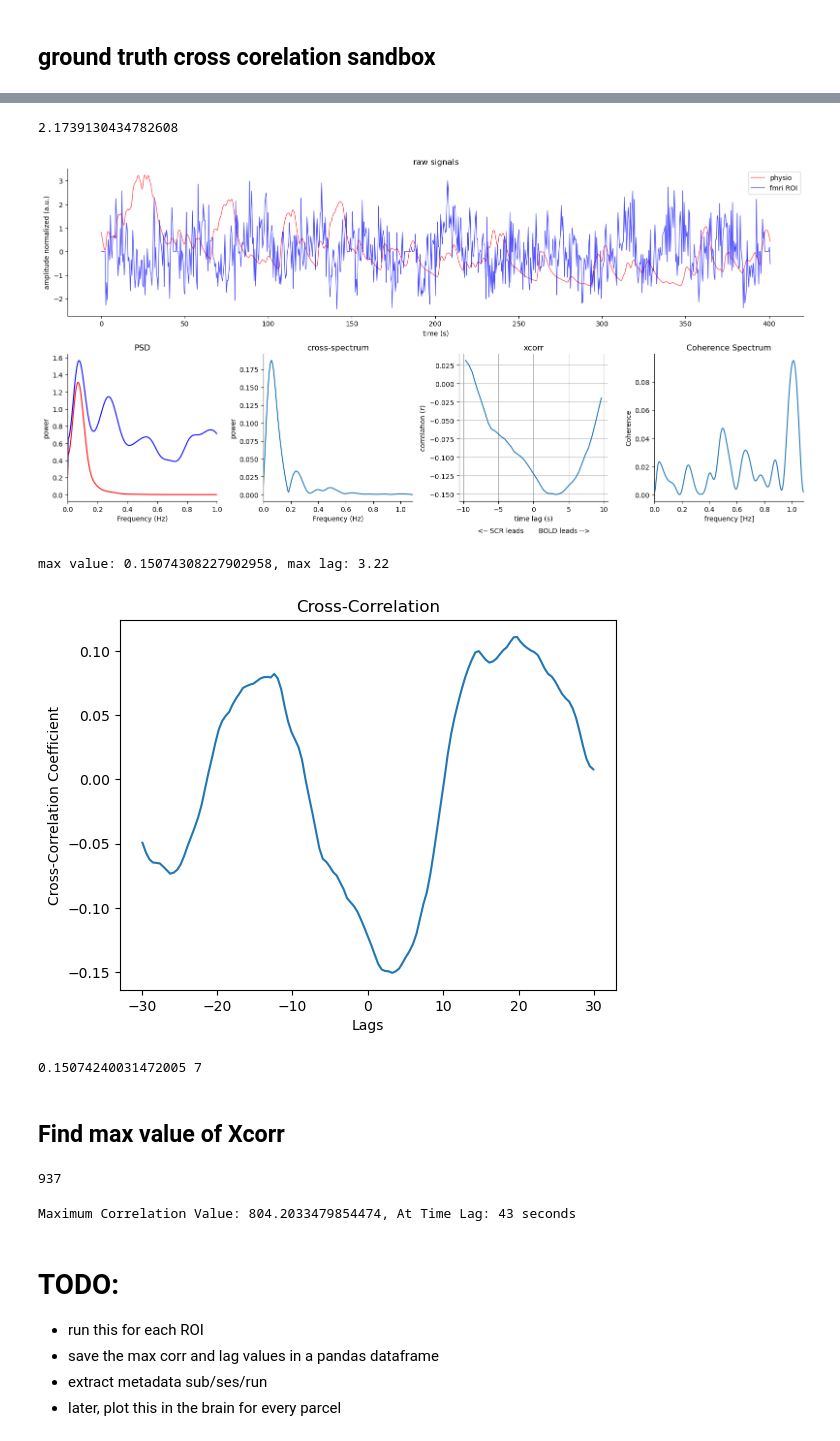
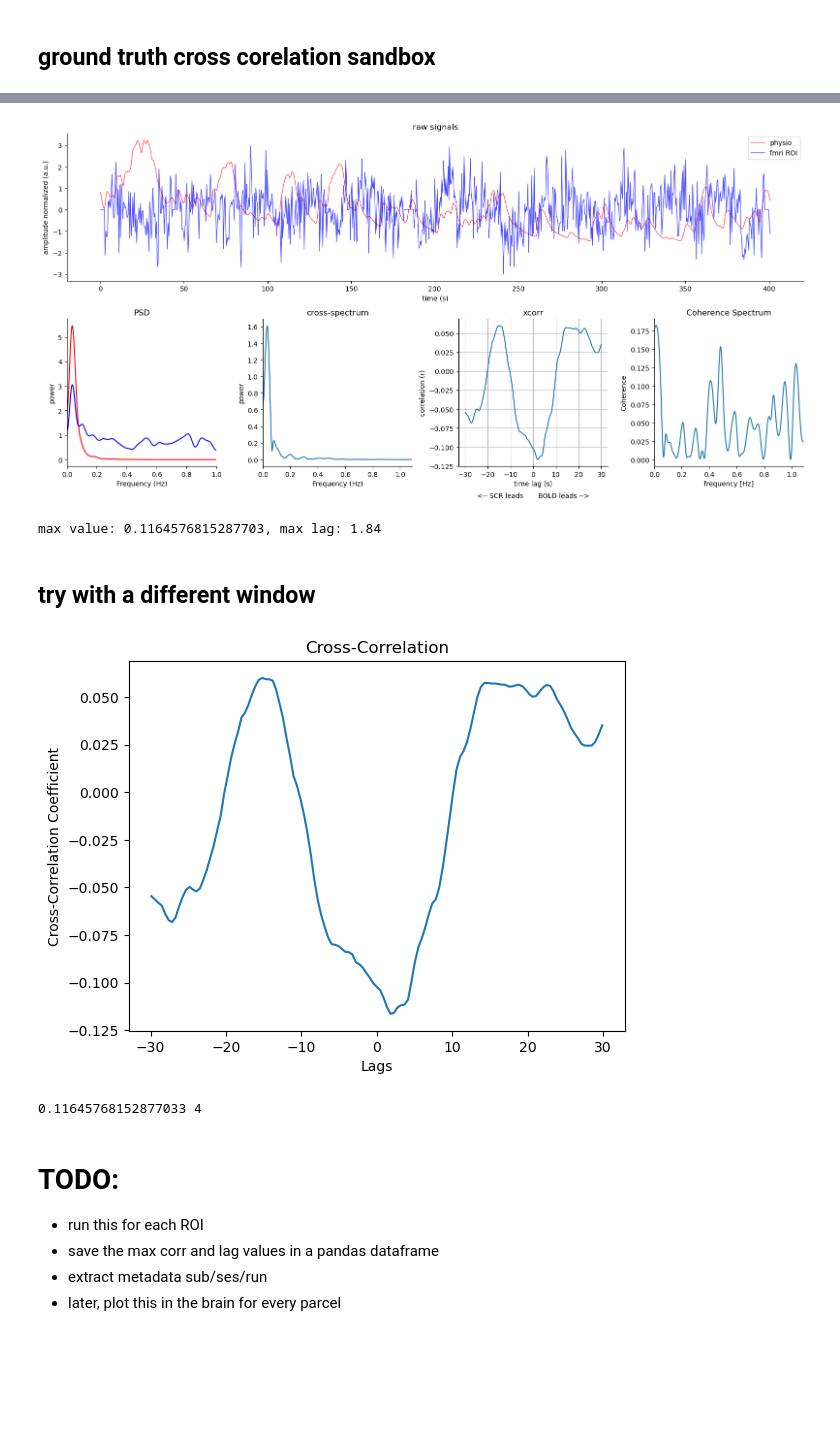
Before and after one commit to jungheejung/spacetop_biopac, a Jupyter notebook: scripts/p05_xcorr/c00_crosscorrelation_sandbox.ipynb, the cells around one changed output, grey strips where cells are left out. Drawn from its saved outputs; the diff is of its cells as text; code cells hidden in the pictures; blank space fills up the shorter version.

Commit message:
DEV: clean plot; calculate PSD for high cue low cue trial

```diff
--- a/scripts/p05_xcorr/c00_crosscorrelation_sandbox.ipynb
+++ b/scripts/p05_xcorr/c00_crosscorrelation_sandbox.ipynb
@@ -104,3 +112,14 @@ fmri_samplingrate = 1/0.46
 # resamp
 physio_tr = nk.signal_resample(
             df['physio_eda'].to_numpy(),  method='interpolation', sampling_rate=source_samplingrate, desired_sampling_rate=fmri_samplingrate)
+# %%
+second_roi = time_series.T[1]
+
+# outlier_bool = nk.find_outliers(second_roi, exclude=3, side='both', method='sd')
+
+def winsorize_mad(data, threshold=3.5):
+    wz = Winsorizer(capping_method='mad', tail='both', fold=threshold)
+    winsorized_data = wz.fit_transform(data)
+    return winsorized_data
+fmri_outlier = winsorize_mad(second_roi.reshape(-1,1), threshold=7)
+physio_outlier = winsorize_mad(physio_tr.reshape(-1,1), threshold=7)
@@ -314,7 +239,3 @@ array([-9.88092964e-02+0.00000000e+00j, -2.00115134e-01-9.53952185e-02j,
-# %%
-Fs
-# %% [output]
-2.1739130434782608
 # %%
 # modify this for physio and fmri _______________
 import numpy as np
@@ -327,8 +248,8 @@ import seaborn as sns
 TR=0.46
 Fs = 1/TR #1/TR
 # clean up data
-physio_standardized = (physio_tr - np.nanmean(physio_tr)) / np.nanstd(physio_tr)
-fmri_standardized = (first_roi_dropoutlier - np.nanmean(first_roi_dropoutlier))/np.nanstd(first_roi_dropoutlier)
+physio_standardized = (physio_outlier - np.nanmean(physio_outlier) )/ np.nanstd(physio_outlier)
+fmri_standardized = (fmri_outlier - np.nanmean(fmri_outlier)) / np.nanstd(fmri_outlier)
 tvec = np.arange(0, len(physio_standardized) / Fs, 1/Fs)
 data1_centered = physio_standardized - np.nanmean(physio_standardized)
 data2_centered = fmri_standardized - np.nanmean(fmri_standardized)#fmri_standardizednp.nan_to_num(np.mean(fmri_standardized))
@@ -344,10 +265,9 @@ def interpolate_data(data):
     valid = ~np.isnan(data)  # Mask of valid (non-NaN) data points
     interp_func = interp1d(time_points[valid], data[valid], kind='linear', fill_value="extrapolate")
     return interp_func(time_points)
-
 # Interpolate missing values
-data1 = interpolate_data(data1_centered)
-data2 = interpolate_data(data2_centered)
+data1 = interpolate_data(data1_centered.values.flatten())
+data2 = interpolate_data(data2_centered.values.flatten())
 
 
 
@@ -369,7 +289,8 @@ ax1.set_ylabel('amplitude normalized (a.u.)')
 ax1.set_title('raw signals')
 
 # plt 2: Compute and plot PSD ______________________________
-ws = int(Fs * 15)
+window_size = 30
+ws = int(Fs * window_size)
 window = hann(ws)
 noverlap = ws // 2
 nfft = len(tvec)
@@ -394,7 +315,7 @@ ax3.set_ylabel('power')
 ax3.set_title('cross-spectrum')
 
 # plot4: Compute and plot cross-correlation
-maxlags = int(Fs * 10)
+maxlags = int(Fs * window_size)
 acf = correlate(data1, data2, mode='full', method='direct')
 # crossSD = abs(Pxy)**2/(Pxx*Pyy)
 norm_factor = np.sqrt(np.sum(data1**2) * np.sum(data2**2))
@@ -416,36 +337,38 @@ ax4.plot(lags[len(lags)//2-maxlags:len(lags)//2+maxlags+1], acf_normalized[len(a
 ax4.grid(True)
 ax4.set_xlabel('time lag (s)')
 ax4.set_ylabel('correlation (r)')
 ax4.set_title('xcorr')
 ax4.text(0.5, -0.2, '<-- SCR leads       BOLD leads -->', ha='center', va='center', transform=ax4.transAxes)
 
 
 # plot 5
 
 f_coh, Cxy = coherence(data1, data2, Fs, window=hann(ws), noverlap=noverlap, nfft=nfft)
 ax5.plot(f_coh, Cxy)
 ax5.set_xlim([0, Fs/2])  # Limit to Nyquist frequency
 
 ax5.set_xlabel('frequency [Hz]')
 ax5.set_ylabel('Coherence')
 ax5.set_title('Coherence Spectrum')
 # Show the figure
 plt.tight_layout()
 sns.despine()
 plt.show()
 
 
 acf_sliced = acf_normalized[len(acf_normalized)//2-maxlags:len(acf_normalized)//2+maxlags+1]
-lags_sliced = lags[len(nplags)//2-maxlags:len(lags)//2+maxlags+1]
+lags_sliced = lags[len(lags)//2-maxlags:len(lags)//2+maxlags+1]
 absolute_values = [abs(number) for number in acf_sliced]  # Convert all numbers to their absolute values
 # absolute_max_value = max(absolute_values)
 max_acf_value = np.max(absolute_values)
 max_acf_index = np.argmax(absolute_values)
 max_lag_time = lags_sliced[max_acf_index]
 print(f"max value: {max_acf_value}, max lag: {max_lag_time}")
 # %% [output]
-[figure, old version]
+[figure, new version]
-max value: 0.15074308227902958, max lag: 3.22
+max value: 0.1164576815287703, max lag: 1.84
+# %% [markdown]
+## try with a different window
 # %%
 import numpy as np
 from scipy.signal import correlate
@@ -484,5 +407,5 @@ max_acf_index = np.argmax(absolute_values)
 max_lag_time = lags_sliced[max_acf_index]
 print(max_acf_value, max_lag_time)
 # %% [output]
-[figure, old version]
+[figure, new version]
-0.15074240031472005 7
+0.11645768152877033 4
@@ -492,22 +412,3 @@ lags = signal.correlation_lags(data1.size, data2.size, mode="full")
-# %% [markdown]
-## Find max value of Xcorr
-# %%
-len(lags)//2+maxlags+1
-# %% [output]
-937
-# %%
-# Slicing acf and lags for the plot range
-acf_sliced = acf[len(acf)//2-maxlags:len(acf)//2+maxlags+1]
-lags_sliced = lags[len(lags)//2-maxlags:len(lags)//2+maxlags+1]
-
-# Find the maximum correlation value and corresponding time lag
-max_acf_value = np.max(acf_sliced)
-max_acf_index = np.argmax(acf_sliced)
-max_lag_time = lags_sliced[max_acf_index]
-
-print(f"Maximum Correlation Value: {max_acf_value}, At Time Lag: {max_lag_time} seconds")
-# %% [output]
-Maximum Correlation Value: 804.2033479854474, At Time Lag: 43 seconds
 # %% [markdown]
 # TODO:
 * run this for each ROI
```
Also changed, not shown: parts of 37 cells of this notebook.
